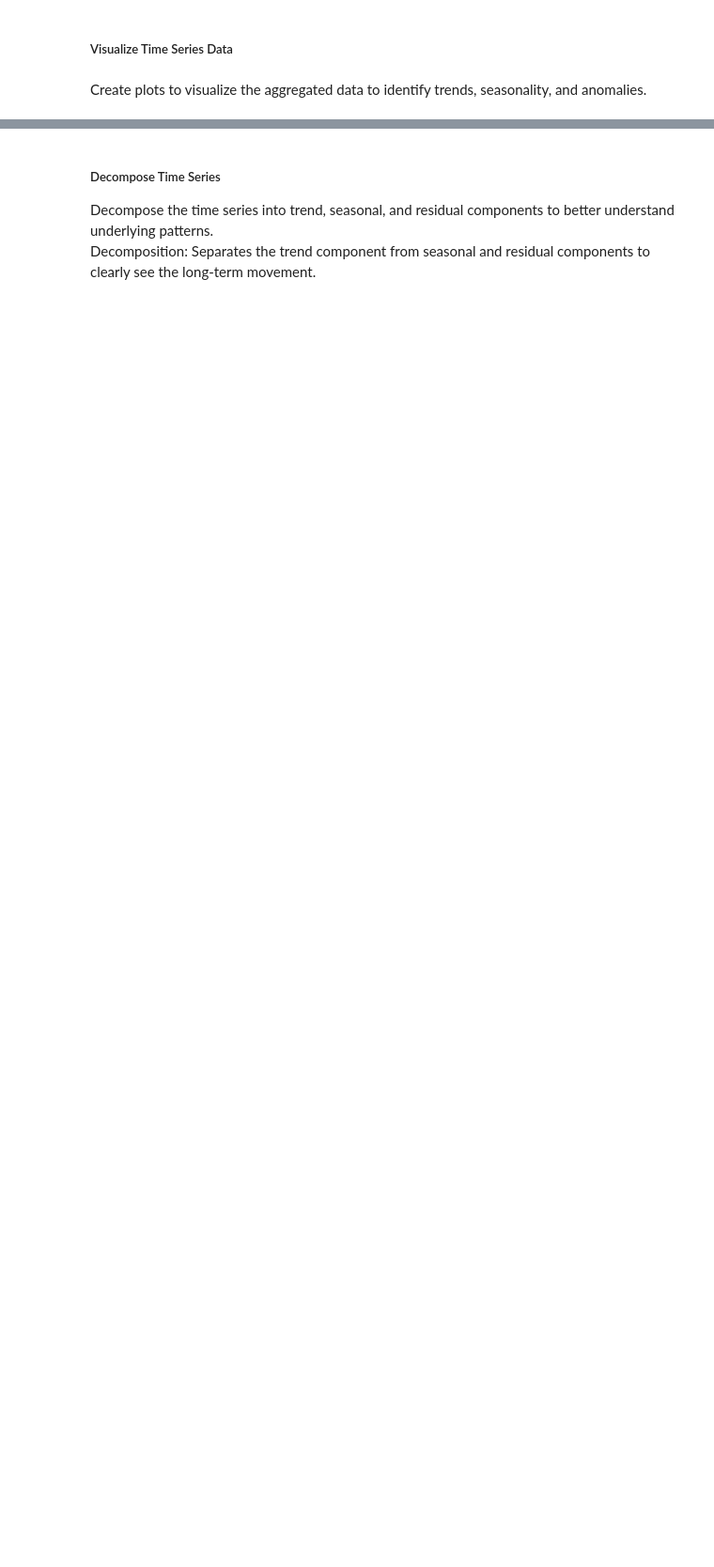
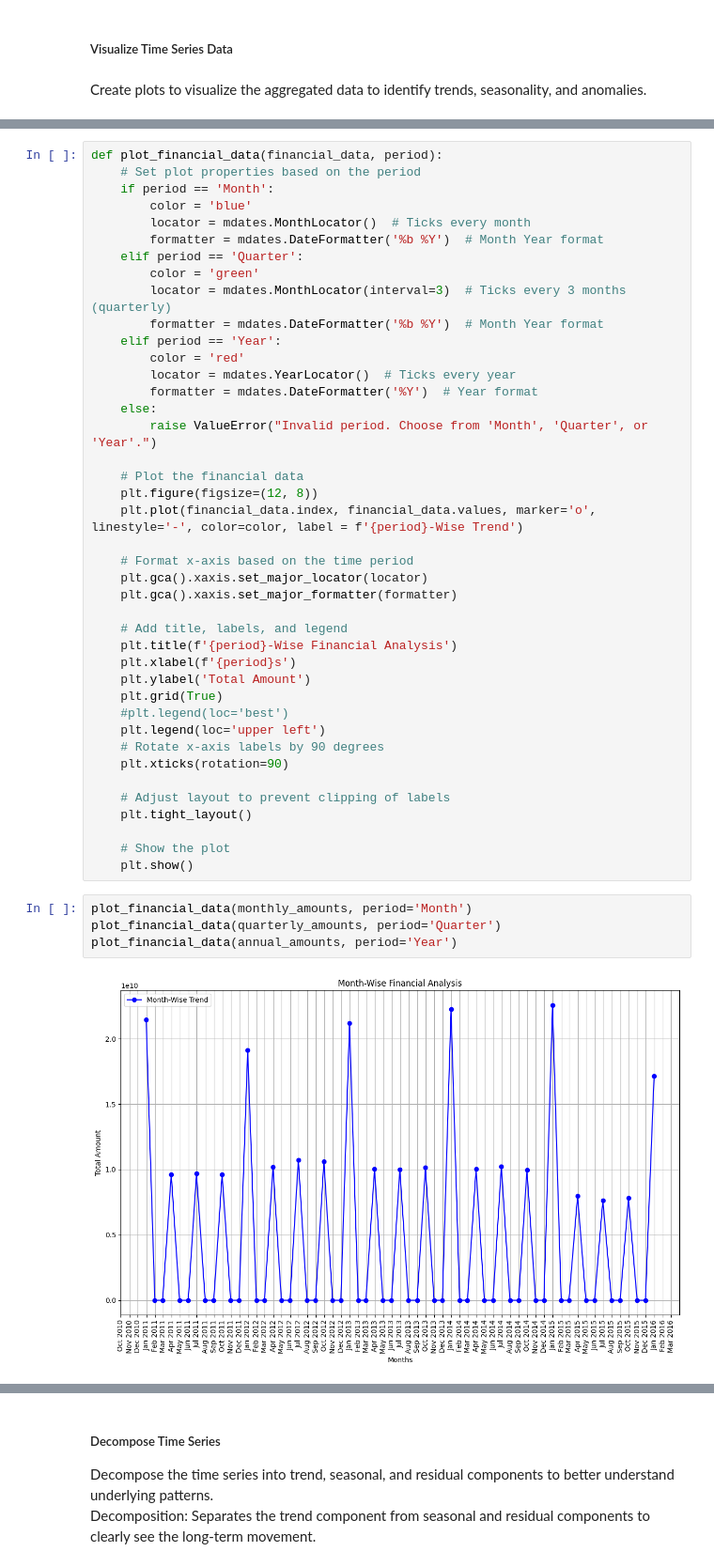
Before and after one commit to Anjali-Data-Analytics-Projects/NASDAQ-time-series-analysis, a Jupyter notebook: API project.ipynb, the cells around one changed output, grey strips where cells are left out. Shown at 94% size. Cells and saved outputs as stored; diff of their text form; blank space fills up the shorter version.

```diff
--- a/API project.ipynb
+++ b/API project.ipynb
@@ -645,0 +521,47 @@ plt.show()
+# %%
+def plot_financial_data(financial_data, period):
+    # Set plot properties based on the period
+    if period == 'Month':
+        color = 'blue'
+        locator = mdates.MonthLocator()  # Ticks every month
+        formatter = mdates.DateFormatter('%b %Y')  # Month Year format
+    elif period == 'Quarter':
+        color = 'green'
+        locator = mdates.MonthLocator(interval=3)  # Ticks every 3 months (quarterly)
+        formatter = mdates.DateFormatter('%b %Y')  # Month Year format
+    elif period == 'Year':
+        color = 'red'
+        locator = mdates.YearLocator()  # Ticks every year
+        formatter = mdates.DateFormatter('%Y')  # Year format
+    else:
+        raise ValueError("Invalid period. Choose from 'Month', 'Quarter', or 'Year'.")
+
+    # Plot the financial data
+    plt.figure(figsize=(12, 8))
+    plt.plot(financial_data.index, financial_data.values, marker='o', linestyle='-', color=color, label = f'{period}-Wise Trend')
+
+    # Format x-axis based on the time period
+    plt.gca().xaxis.set_major_locator(locator)
+    plt.gca().xaxis.set_major_formatter(formatter)
+
+    # Add title, labels, and legend
+    plt.title(f'{period}-Wise Financial Analysis')
+    plt.xlabel(f'{period}s')
+    plt.ylabel('Total Amount')
+    plt.grid(True)
+    #plt.legend(loc='best')
+    plt.legend(loc='upper left')
+    # Rotate x-axis labels by 90 degrees
+    plt.xticks(rotation=90)
+
+    # Adjust layout to prevent clipping of labels
+    plt.tight_layout()
+
+    # Show the plot
+    plt.show()
+# %%
+plot_financial_data(monthly_amounts, period='Month')
+plot_financial_data(quarterly_amounts, period='Quarter')
+plot_financial_data(annual_amounts, period='Year')
+# %% [output]
+[figure, added]
```
Also changed, not shown: parts of 26 cells of this notebook.
